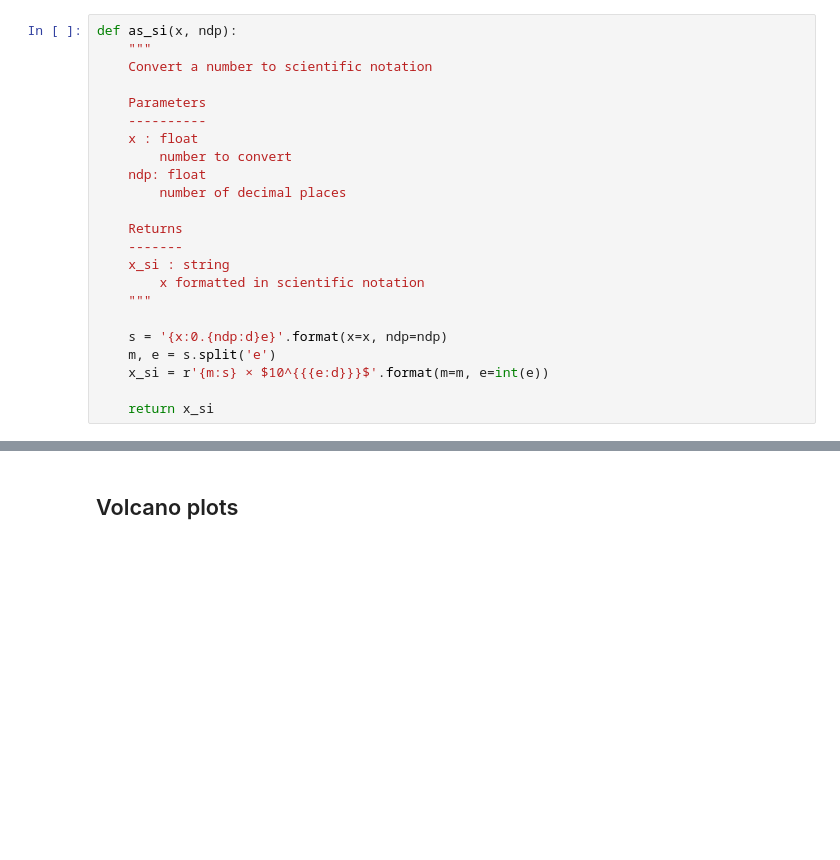
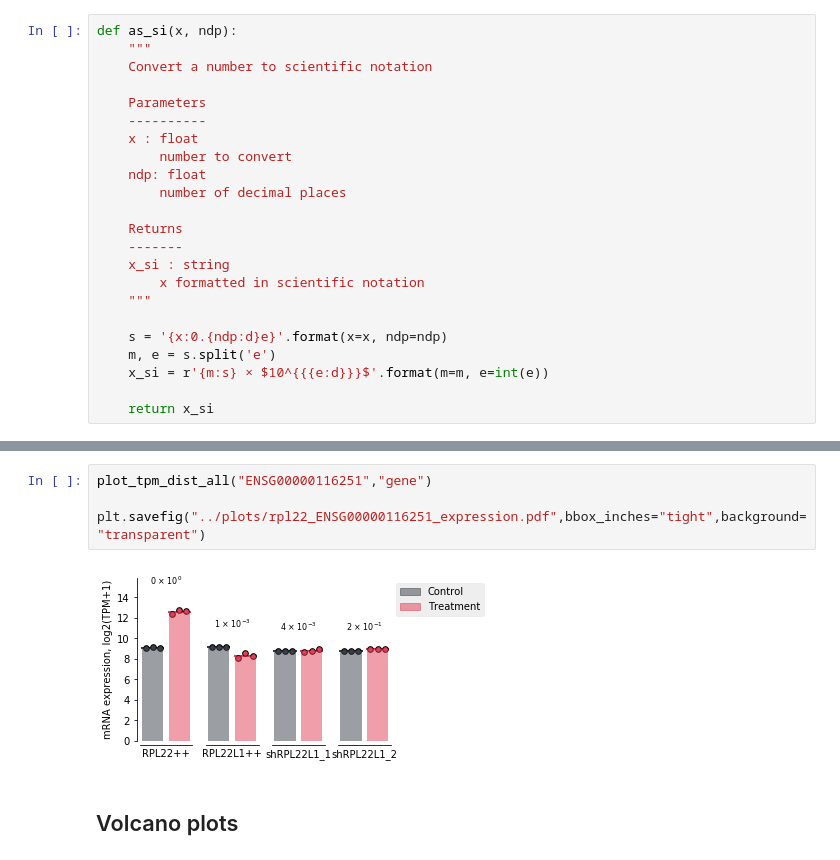
Before and after one commit to kevinhu/mdm4-splicing, a Jupyter notebook: notebooks/fig3_rnaseq.ipynb, the cells around one changed output, grey strips where cells are left out. Drawn from its saved outputs; the diff is of its cells as text; blank space fills up the shorter version.

```diff
--- a/notebooks/fig3_rnaseq.ipynb
+++ b/notebooks/fig3_rnaseq.ipynb
@@ -230,3 +274,9 @@ plot_tpm_dist_all("ENSG00000163584","gene")
+# %%
+plot_tpm_dist_all("ENSG00000116251","gene")
+
+plt.savefig("../plots/rpl22_ENSG00000116251_expression.pdf",bbox_inches="tight",background="transparent")
+# %% [output]
+[figure, added]
 # %% [markdown]
 ## Volcano plots
 # %%
```
Also changed, not shown: parts of 11 cells of this notebook, 2 other files.
